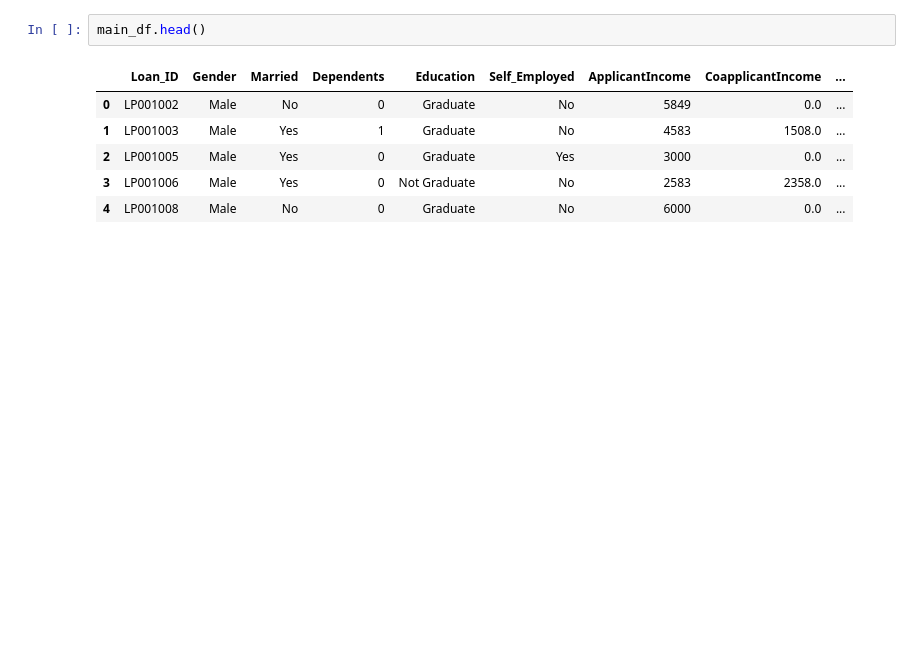
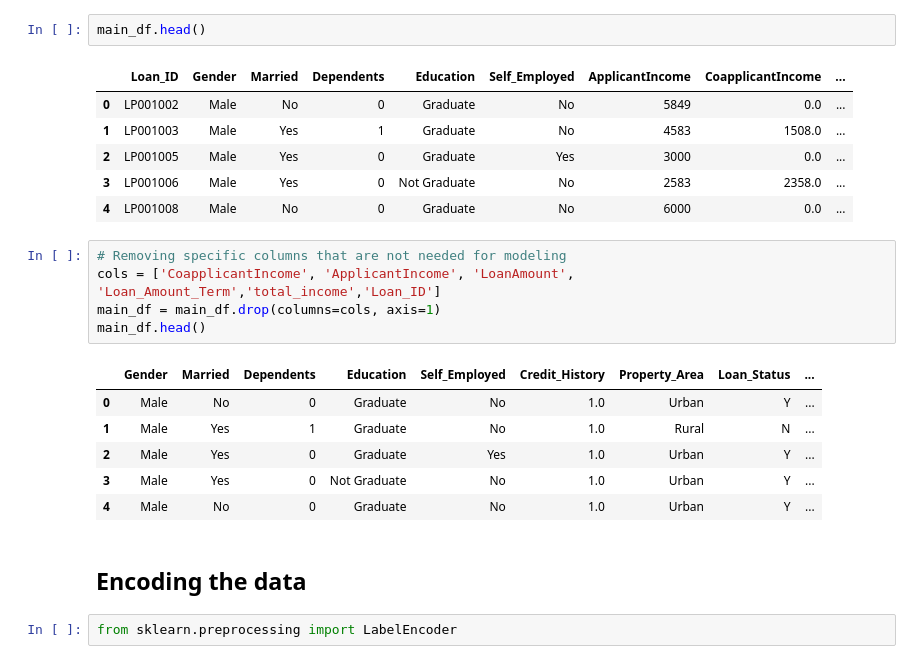
Before and after one commit to adithyan-sys/Loan-approval-prediction-analysis, a Jupyter notebook: notebook/models.ipynb, the cells around one changed output. Saved outputs shown, nothing was run; the diff lists cells and outputs as text; blank space fills up the shorter version.

Commit message:
model commit

```diff
--- a/notebook/models.ipynb
+++ b/notebook/models.ipynb
@@ -246,3 +252,19 @@ main_df.head()
 | 2 | LP001005 | Male | Yes | 0 | Graduate | Yes | 3000 | 0.0 | ... |
 | 3 | LP001006 | Male | Yes | 0 | Not Graduate | No | 2583 | 2358.0 | ... |
 | 4 | LP001008 | Male | No | 0 | Graduate | No | 6000 | 0.0 | ... |
+# %%
+# Removing specific columns that are not needed for modeling
+cols = ['CoapplicantIncome', 'ApplicantIncome', 'LoanAmount', 'Loan_Amount_Term','total_income','Loan_ID']
+main_df = main_df.drop(columns=cols, axis=1)
+main_df.head()
+# %% [output]
+|  | Gender | Married | Dependents | Education | Self_Employed | Credit_History | Property_Area | Loan_Status | ... |
+| 0 | Male | No | 0 | Graduate | No | 1.0 | Urban | Y | ... |
+| 1 | Male | Yes | 1 | Graduate | No | 1.0 | Rural | N | ... |
+| 2 | Male | Yes | 0 | Graduate | Yes | 1.0 | Urban | Y | ... |
+| 3 | Male | Yes | 0 | Not Graduate | No | 1.0 | Urban | Y | ... |
+| 4 | Male | No | 0 | Graduate | No | 1.0 | Urban | Y | ... |
+# %% [markdown]
+## Encoding the data
+# %%
+from sklearn.preprocessing import LabelEncoder
```
Also changed, not shown: parts of 3 cells of this notebook.
